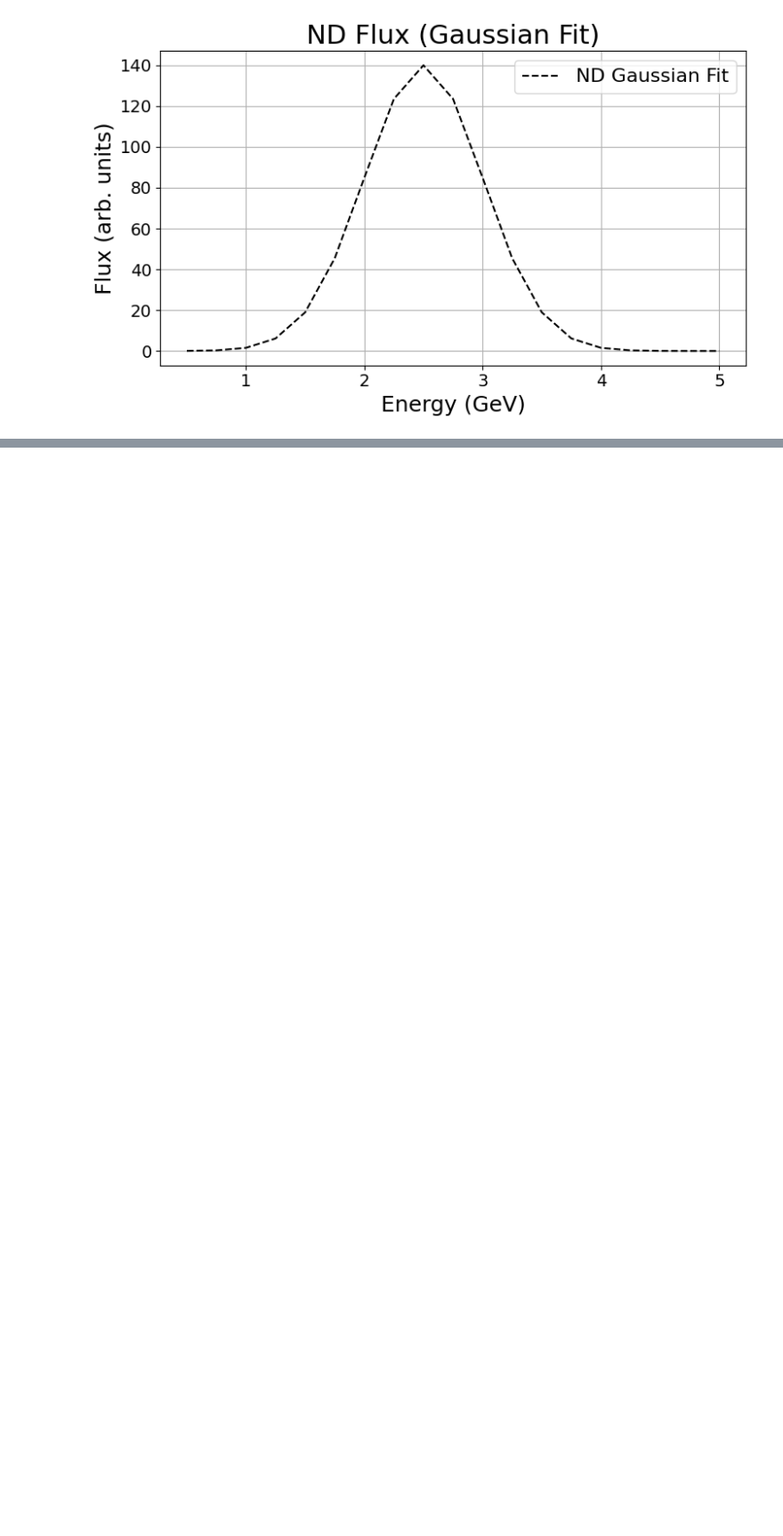
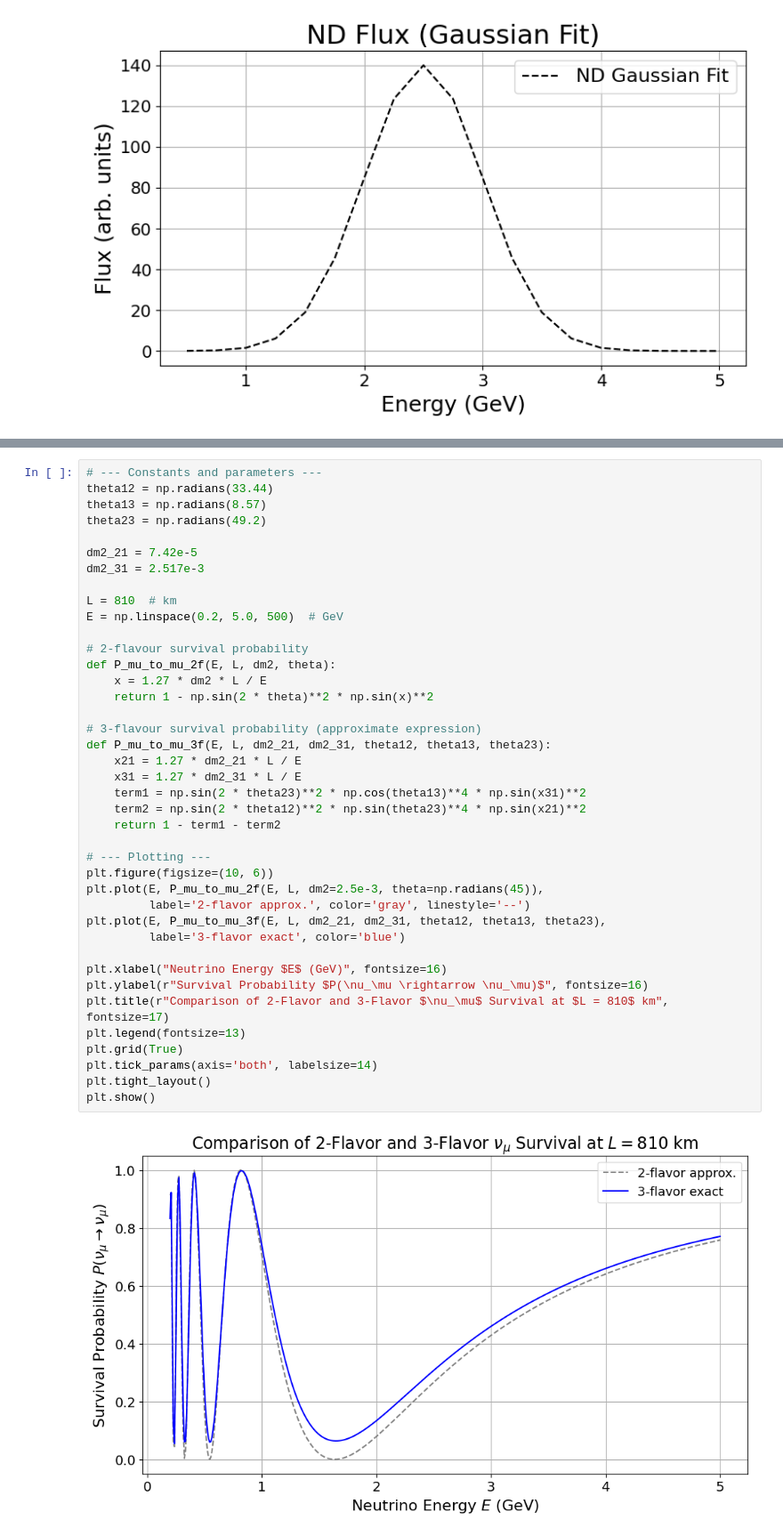
Before and after one commit to somar9/Neutrino-Oscillation-Project, a Jupyter notebook: 3_Flavour_oscillation(2).ipynb, the cells around one changed output, grey strips where cells are left out. Shown at 89% size. Saved outputs shown, nothing was run; the diff lists cells and outputs as text; blank space fills up the shorter version.

```diff
--- a/3_Flavour_oscillation(2).ipynb
+++ b/3_Flavour_oscillation(2).ipynb
@@ -442,0 +540,42 @@ energies_eV = energies_GeV * 1e9
+# %%
+# --- Constants and parameters ---
+theta12 = np.radians(33.44)
+theta13 = np.radians(8.57)
+theta23 = np.radians(49.2)
+
+dm2_21 = 7.42e-5
+dm2_31 = 2.517e-3
+
+L = 810  # km
+E = np.linspace(0.2, 5.0, 500)  # GeV
+
+# 2-flavour survival probability
+def P_mu_to_mu_2f(E, L, dm2, theta):
+    x = 1.27 * dm2 * L / E
+    return 1 - np.sin(2 * theta)**2 * np.sin(x)**2
+
+# 3-flavour survival probability (approximate expression)
+def P_mu_to_mu_3f(E, L, dm2_21, dm2_31, theta12, theta13, theta23):
+    x21 = 1.27 * dm2_21 * L / E
+    x31 = 1.27 * dm2_31 * L / E
+    term1 = np.sin(2 * theta23)**2 * np.cos(theta13)**4 * np.sin(x31)**2
+    term2 = np.sin(2 * theta12)**2 * np.sin(theta23)**4 * np.sin(x21)**2
+    return 1 - term1 - term2
+
+# --- Plotting ---
+plt.figure(figsize=(10, 6))
+plt.plot(E, P_mu_to_mu_2f(E, L, dm2=2.5e-3, theta=np.radians(45)),
+         label='2-flavor approx.', color='gray', linestyle='--')
+plt.plot(E, P_mu_to_mu_3f(E, L, dm2_21, dm2_31, theta12, theta13, theta23),
+         label='3-flavor exact', color='blue')
+
+plt.xlabel("Neutrino Energy $E$ (GeV)", fontsize=16)
+plt.ylabel(r"Survival Probability $P(\nu_\mu \rightarrow \nu_\mu)$", fontsize=16)
+plt.title(r"Comparison of 2-Flavor and 3-Flavor $\nu_\mu$ Survival at $L = 810$ km", fontsize=17)
+plt.legend(fontsize=13)
+plt.grid(True)
+plt.tick_params(axis='both', labelsize=14)
+plt.tight_layout()
+plt.show()
+# %% [output]
+[figure, added]
```
Also changed, not shown: parts of 7 cells of this notebook.
